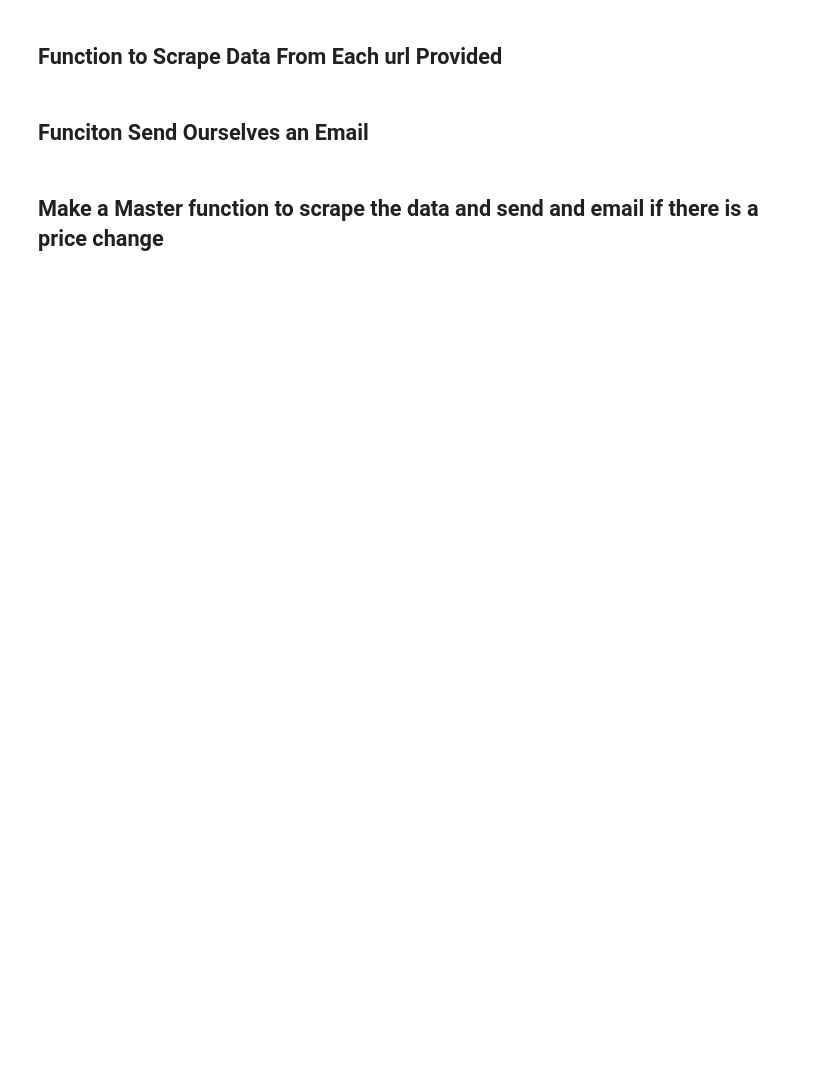
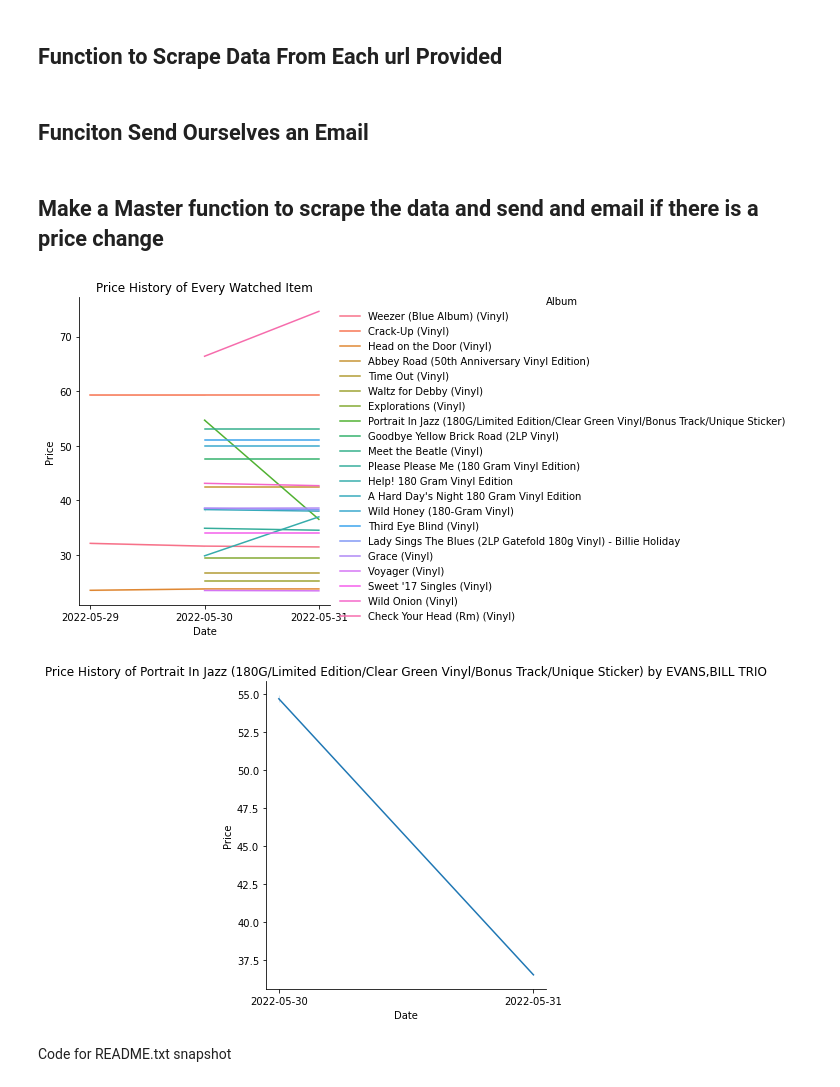
Before and after one commit to mitchelljbrown/amazon-price-tracker, a Jupyter notebook: scraping.ipynb, the cells around one changed output. Drawn from its saved outputs; the diff is of its cells as text; code cells hidden in the pictures; blank space fills up the shorter version.

```diff
--- a/scraping.ipynb
+++ b/scraping.ipynb
@@ -123,7 +121,7 @@ def send_mail(album, type='drop'):
         msg.set_content('A Vinyl Record you were watching has become available again! Now is your time to pick it up!\n\n' + album_name + ' by the ' + band_name + ' is now available at $' + str(new_price) + ' pick it up here: ' +  str(item_link))
 
     # if we want to attach multiple files
-    files = ['price_history.jpg']
+    files = ['price_history.jpg', 'all_item_history.jpg']
 
     # attaching images to the email containing the price history of the vinyl
     for file in files:
@@ -143,0 +182,50 @@ def send_mail(album, type='drop'):
+# %%
+def price_tracker(items, freq='day'):
+    df = pd.read_csv('webscraping_amazon_vinyl.csv')
+
+    if freq == 'day':
+        time = 864000
+    if freq == 'week':
+        time = 8640 * 7
+    if type(freq) == int:
+        time = freq
+
+    while(True):
+            update_and_email(items)
+            time.sleep(time)
+# %%
+urls = {"Weezer-Blue-Ablum":'https://www.amazon.ca/Weezer-Blue-Album-Vinyl/dp/B01L2ZS87S/ref=asc_df_B01L2ZS87S/?tag=googleshopc0c-20&linkCode=df0&hvadid=292997009494&hvpos=&hvnetw=g&hvrand=17970184648922962140&hvpone=&hvptwo=&hvqmt=&hvdev=c&hvdvcmdl=&hvlocint=&hvlocphy=1002283&hvtargid=pla-439544140972&psc=1',
+        "Weezer-Pinkerton":'https://www.amazon.ca/Pinkerton-Vinyl-Weezer/dp/B01L2ZS882/ref=sr_1_1?crid=22OIHD8RFNDCH&keywords=weezer+pinkerton&qid=1653680516&s=music&sprefix=weezer+pinkerton%2Cpopular%2C84&sr=1-1',
+        "Fleet-Foxes-Crack-Up":'https://www.amazon.ca/Crack-Up-Vinyl-Fleet-Foxes/dp/B06XGN3ZD5/ref=sr_1_5?crid=3FHPTOIY9OSAK&keywords=fleet+foxes+helplessness+blues+vinyl&qid=1653680596&s=music&sprefix=fleet+foxes+helplessness+blues+vinyl%2Cpopular%2C88&sr=1-5',
+        "The Cure-Head on the Door":'https://www.amazon.ca/Head-Door-Vinyl-Cure/dp/B000091EQO/ref=sr_1_3?crid=TN45MHTNELRL&keywords=the+cure+vinyl&qid=1653680657&s=music&sprefix=the+cure+vinyl%2Cpopular%2C79&sr=1-3',
+        "The Beatles-Abbey Road":'https://www.amazon.ca/Abbey-Road-50th-Anniversary-Vinyl/dp/B07VNS48HD/ref=sxin_14_ac_d_rm?ac_md=3-3-ZGlzcXVlIHZpbnlsZQ%3D%3D-ac_d_rm_rm_rm&content-id=amzn1.sym.72e1e133-b969-4a44-ad15-4bedb4de079e%3Aamzn1.sym.72e1e133-b969-4a44-ad15-4bedb4de079e&crid=288IH9R0J79O3&cv_ct_cx=vinyl+music&keywords=vinyl+music&pd_rd_i=B07VNS48HD&pd_rd_r=46acda06-729f-4645-9bee-3bd1682c9757&pd_rd_w=sLXcM&pd_rd_wg=H1z9X&pf_rd_p=72e1e133-b969-4a44-ad15-4bedb4de079e&pf_rd_r=DJGFCX009TWQS5T12MAT&psc=1&qid=1653922198&sprefix=vinyl+music%2Caps%2C87&sr=1-4-7d9bfb42-6e38-4445-b604-42cab39e191b',
+        "Dave Brubeck-Time Out":'https://www.amazon.ca/Time-Vinyl-Dave-Quartet-Brubeck/dp/B0034JV5Y4/ref=sr_1_1?crid=2KFHF31Q9ZNLM&keywords=dave+brubeck+vinyl&qid=1653922267&sprefix=dave+brubeck+vinyl%2Caps%2C82&sr=8-1',
+        "Bill Evans-Waltz for Debby":'https://www.amazon.ca/Waltz-Debby-Vinyl-Bill-Evans/dp/B006PF212E/ref=sr_1_5?crid=33TPQZPKSEHE7&keywords=bill+evans+vinyl&qid=1653922323&sprefix=bill+evans%2Caps%2C80&sr=8-5',
+        "Bill Evans-Explorations":'https://www.amazon.ca/Explorations-Vinyl-Bill-Evans/dp/B006YTLMIK/ref=sr_1_8?crid=33TPQZPKSEHE7&keywords=bill+evans+vinyl&qid=1653922365&sprefix=bill+evans%2Caps%2C80&sr=8-8',
+        "Bill Evans-Portrait In Jazz":'https://www.amazon.ca/Portrait-Jazz-Vinyl-Bill-Evans/dp/B078XX3MMV/ref=sr_1_22?crid=33TPQZPKSEHE7&keywords=bill+evans+vinyl&qid=1653922365&sprefix=bill+evans%2Caps%2C80&sr=8-22',
+        "Elton John-Goodbye Yellow Brick Road":'https://www.amazon.ca/Goodbye-Yellow-Brick-Road-Vinyl/dp/B00I480SAC/ref=sr_1_5?crid=PMGSC3J86ZR&keywords=elton+john+vinyl&qid=1653922448&sprefix=elton+john+vinyl%2Caps%2C80&sr=8-5',
+        "The Beatles-Meet the Beatles":'https://www.amazon.ca/Meet-Beatle-Vinyl-Beatles/dp/B00008EUK8/ref=sr_1_8?crid=2VL7HJJXRJDFY&keywords=beatles+vinyl&qid=1653922501&sprefix=beatles+vinyl%2Caps%2C100&sr=8-8',
+        "The Beatles-Please Please Me":'https://www.amazon.ca/Please-Me-180-Gram-Vinyl/dp/B0041KVX1K/ref=sr_1_11?crid=2VL7HJJXRJDFY&keywords=beatles+vinyl&qid=1653922537&sprefix=beatles+vinyl%2Caps%2C100&sr=8-11',
+        "The Beatles-Help":'https://www.amazon.ca/Help-180-Gram-Vinyl-Beatles/dp/B0041KVV8A/ref=sr_1_17?crid=2VL7HJJXRJDFY&keywords=beatles+vinyl&qid=1653922537&sprefix=beatles+vinyl%2Caps%2C100&sr=8-17',
+        "The Beatles-A Hard Day's Night":'https://www.amazon.ca/Hard-Days-Night-Gram-Vinyl/dp/B0041KVX1A/ref=sr_1_47?crid=2VL7HJJXRJDFY&keywords=beatles+vinyl&qid=1653922537&sprefix=beatles+vinyl%2Caps%2C100&sr=8-47',
+        "The Beach Boys-Wild Honey":'https://www.amazon.ca/Wild-Honey-180-Gram-Vinyl-Beach/dp/B071KTB9JH/ref=sr_1_30?crid=3BQVMBASTAVL8&keywords=beach+boys+vinyl&qid=1653922670&sprefix=beach+boys+vinyl%2Caps%2C83&sr=8-30',
+        "Third Eye Blind-Third Eye Blind":'https://www.amazon.ca/Third-Eye-Blind-Vinyl/dp/B09ZYRBFMG/ref=sr_1_1?keywords=third+eye+blind+vinyl&qid=1653922733&sprefix=third+eye%2Caps%2C96&sr=8-1',
+        "Billie Holiday-Lady Sings The Blues":'https://www.amazon.ca/Lady-Sings-Blues-Gatefold-Vinyl/dp/B00ETHPH8A/ref=sr_1_1?crid=1DD39UTWT090K&keywords=billie+holiday+vinyl&qid=1653922801&sprefix=billie+holiday+vinyl%2Caps%2C92&sr=8-1',
+        "Jeff Buckly-Grace":'https://www.amazon.ca/Grace-Vinyl-Jeff-Buckley/dp/B00447G2NY/ref=sr_1_1?crid=15B4TUVPUDRN1&keywords=jeff+buckley+vinyl&qid=1653923430&sprefix=jeff+buckley+vinyl%2Caps%2C84&sr=8-1',
+        "Current Joys-Voyager":'https://www.amazon.ca/Voyager-Vinyl-Current-Joys/dp/B08YL9DFBG/ref=sr_1_1?crid=2I5B31W93N9MS&keywords=current+joys+vinyl&qid=1653923504&sprefix=current+joys+vinyl%2Caps%2C81&sr=8-1',
+        "Current Joys-Different Age":'https://www.amazon.ca/Different-Age-Vinyl-Current-Joys/dp/B0794Y8FN7/ref=sr_1_2?crid=2I5B31W93N9MS&keywords=current+joys+vinyl&qid=1653923534&sprefix=current+joys+vinyl%2Caps%2C81&sr=8-2',
+        "Twin Peaks-Singles":'https://www.amazon.ca/Sweet-Singles-Vinyl-Twin-Peaks/dp/B077XWZSBB/ref=sr_1_10?crid=V9SQO06FUSSE&keywords=twin+peaks+vinyl&qid=1653923596&sprefix=twin+peaks+vinyl%2Caps%2C86&sr=8-10',
+        "Twin Peaks-Wild Onion":'https://www.amazon.ca/Wild-Onion-Vinyl-Twin-Peaks/dp/B00LBU7LVO/ref=sr_1_12?crid=V9SQO06FUSSE&keywords=twin+peaks+vinyl&qid=1653923628&sprefix=twin+peaks+vinyl%2Caps%2C86&sr=8-12',
+        "Beastie Boys-Check Your Head":'https://www.amazon.ca/Check-Your-Head-Rm-Vinyl/dp/B001Q8FSQG/ref=sr_1_1?crid=9SY5FZLED0YK&keywords=the+beastie+boys+vinyl&qid=1653923678&sprefix=the+beastie+boys+vinyl%2Caps%2C101&sr=8-1'
+}
+
+df = pd.read_csv('webscraping_amazon_vinyl.csv')
+price_tracker(urls, df)
+# while(True):
+#         price_tracker(urls, df)
+#         time.sleep(86400)
+# %% [output]
+[figure, added]
+[figure, added]
+# %% [markdown]
+Code for README.txt snapshot
```
Also changed, not shown: parts of 13 cells of this notebook, 7 other files.
